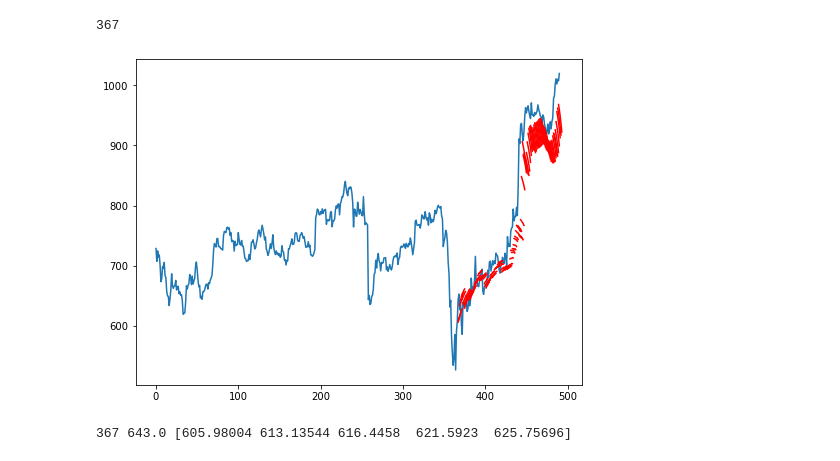
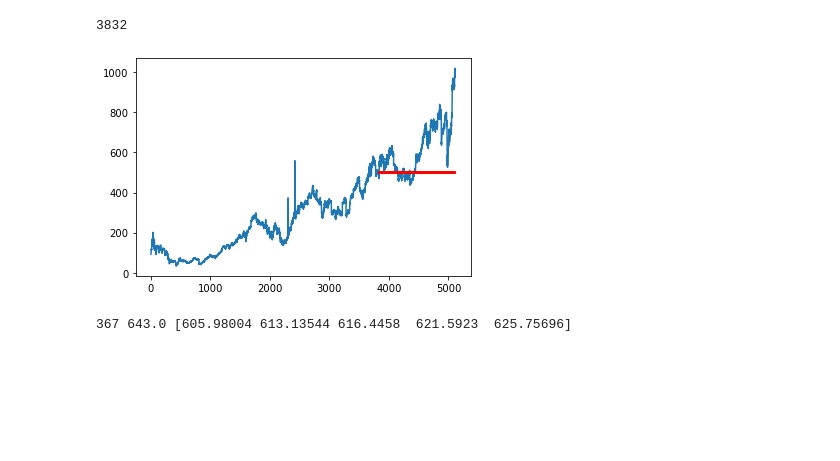
Before and after one commit to akki2503/Stock_market_predicting_dashboard, a Jupyter notebook: try_2.ipynb, the cells around one changed output. Saved outputs shown, nothing was run; the diff lists cells and outputs as text; code cells hidden in the pictures; blank space fills up the shorter version.

```diff
--- a/try_2.ipynb
+++ b/try_2.ipynb
@@ -75,11 +103,9 @@ print(training_set_x_scaled.shape, training_set_y_scaled.shape)
 # %%
 X_train = []
 y_train = []
-for i in range(5, int(len(training_set_scaled)*0.75)):
+for i in range(5, int(len(training_set_x_scaled))):
     X_train.append(training_set_x_scaled[i-5:i, :])
     y_train.append(training_set_y_scaled[i, :])
 X_train, y_train = np.array(X_train), np.array(y_train)
 print(X_train.shape, y_train.shape)
-X_train = np.reshape(X_train, (X_train.shape[0], X_train.shape[1], 3))
-# print(X_train.shape, y_train.shape)
 # %% [output]
@@ -104,6 +130,7 @@ def make_forecast(model, n_batch, train, test, n_lag, n_seq):
     return forecasts
 # %%
 n_neurons = 50
+n_batch = 1
 model = Sequential()
 model.add(LSTM(n_neurons, batch_input_shape=(n_batch, X_train.shape[1], X_train.shape[2]),
                return_sequences=True, activation='relu', recurrent_activation='hard_sigmoid'))
@@ -114,7 +141,7 @@ model.add(Dropout(0.2))
 model.add(Dense(y_train.shape[1]))
 model.compile(loss='mean_squared_error', optimizer='adam')
 
-for i in range(100):
+for i in range(10):
     model.fit(X_train, y_train, epochs=1, batch_size=n_batch, verbose=1, shuffle=False)
     model.reset_states()
 # %% [output]
@@ -138,9 +157,0 @@ for i in range(100):
-# %%
-X_test = []
-y_test = []
-for i in range(int(len(training_set_x_scaled)*0.75), len(training_set_x_scaled)):
-    X_test.append(training_set_x_scaled[i-5:i, :])
-    y_test.append(training_set_y_scaled[i, :])
-X_test, y_test = np.array(X_test), np.array(y_test)
-print(X_test.shape, y_test.shape)
-X_test = np.reshape(X_test, (X_test.shape[0], X_test.shape[1], 3))
@@ -151,3 +157,0 @@ y_pred = regressor.predict(X_test)
-# %%
-predicted_stock_price = sc_y.inverse_transform(y_pred)
-print(predicted_stock_price.shape)
@@ -161,16 +239,16 @@ actual_stock_price.shape
 # %%
-plt.plot(raw_data['Close Price'].values)
+plt.plot(raw_data['Close'].values)
 print(len(X_train))
 for i in range(len(predicted_stock_price)):
     off_s = len(X_train) + i
     off_e = off_s + len(predicted_stock_price[i])
     xaxis = [x for x in range(off_s, off_e)]
     yaxis = predicted_stock_price[i]
     plt.plot(xaxis, yaxis, color='red')
 plt.show()
 # %% [output]
-367
+3832
-[figure, old version]
+[figure, new version]
 # %%
 print(len(X_train), raw_data['Close Price'].values[len(X_train)], predicted_stock_price[0])
 # %% [output]
```
Also changed, not shown: parts of 25 cells of this notebook, 10 other files.
